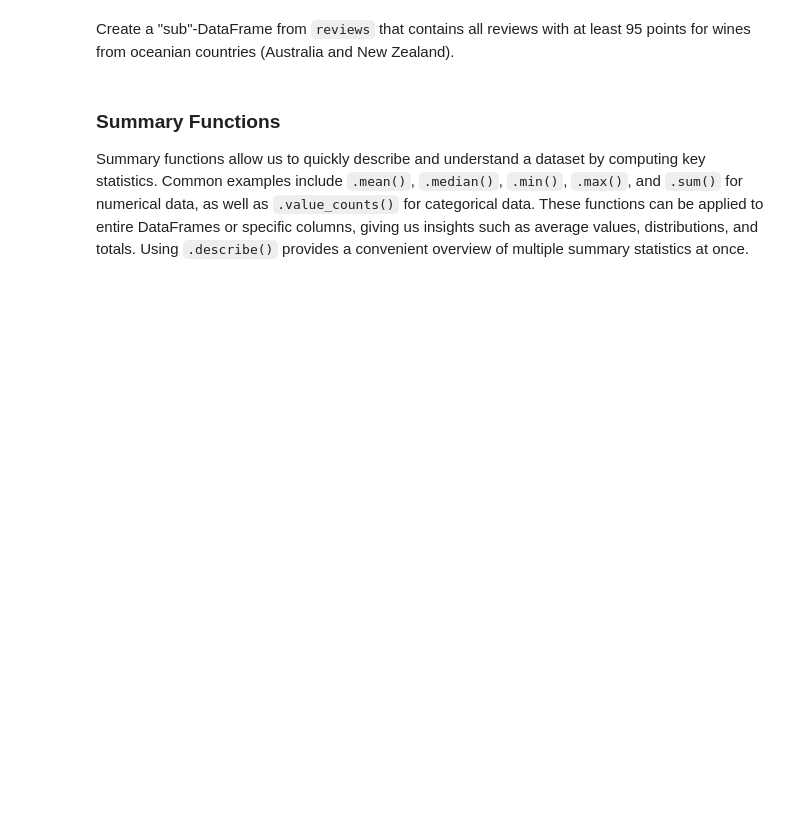
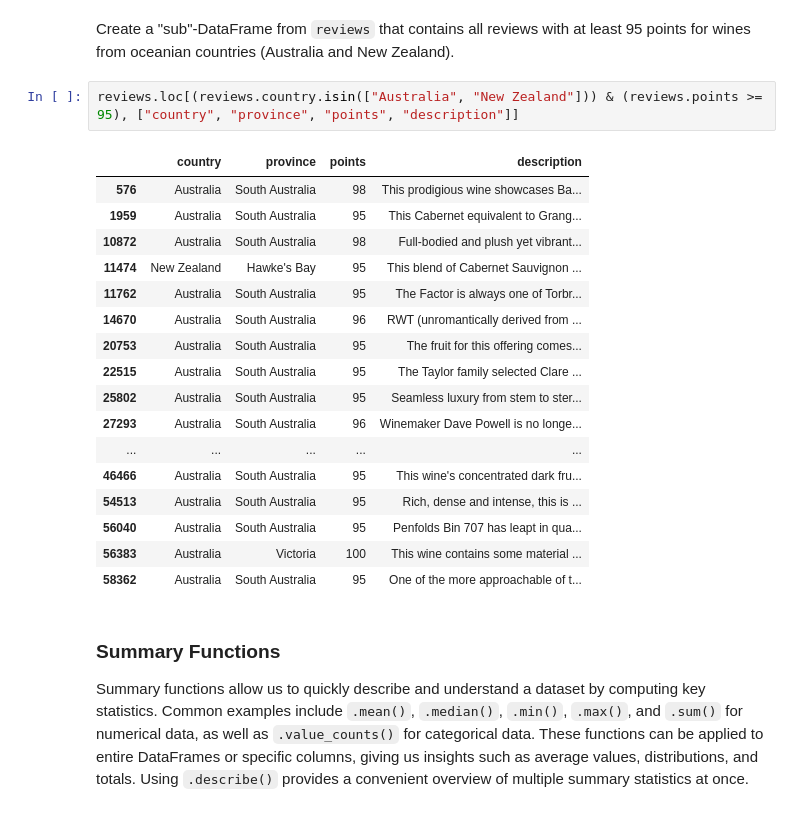
Before and after one commit to VitosTamas271/Analytics-through-coding-in-class, a Jupyter notebook: Session_1/Pandas.ipynb, the cells around one changed output. Saved outputs shown, nothing was run; the diff lists cells and outputs as text; blank space fills up the shorter version.

```diff
--- a/Session_1/Pandas.ipynb
+++ b/Session_1/Pandas.ipynb
@@ -294,5 +400,25 @@ Create a "sub"-DataFrame from `reviews` that contains the `country`, `province`,
 # %% [markdown]
 Create a "sub"-DataFrame from `reviews` that contains all reviews with at least 95 points for wines from oceanian countries (Australia and New Zealand).
+# %%
+reviews.loc[(reviews.country.isin(["Australia", "New Zealand"])) & (reviews.points >= 95), ["country", "province", "points", "description"]]
+# %% [output]
+|  | country | province | points | description |
+| 576 | Australia | South Australia | 98 | This prodigious wine showcases Ba... |
+| 1959 | Australia | South Australia | 95 | This Cabernet equivalent to Grang... |
+| 10872 | Australia | South Australia | 98 | Full-bodied and plush yet vibrant... |
+| 11474 | New Zealand | Hawke's Bay | 95 | This blend of Cabernet Sauvignon ... |
+| 11762 | Australia | South Australia | 95 | The Factor is always one of Torbr... |
+| 14670 | Australia | South Australia | 96 | RWT (unromantically derived from ... |
+| 20753 | Australia | South Australia | 95 | The fruit for this offering comes... |
+| 22515 | Australia | South Australia | 95 | The Taylor family selected Clare ... |
+| 25802 | Australia | South Australia | 95 | Seamless luxury from stem to ster... |
+| 27293 | Australia | South Australia | 96 | Winemaker Dave Powell is no longe... |
+| ... | ... | ... | ... | ... |
+| 46466 | Australia | South Australia | 95 | This wine's concentrated dark fru... |
+| 54513 | Australia | South Australia | 95 | Rich, dense and intense, this is ... |
+| 56040 | Australia | South Australia | 95 | Penfolds Bin 707 has leapt in qua... |
+| 56383 | Australia | Victoria | 100 | This wine contains some material ... |
+| 58362 | Australia | South Australia | 95 | One of the more approachable of t... |
 # %% [markdown]
 ### Summary Functions
 
```
Also changed, not shown: parts of 13 cells of this notebook.
